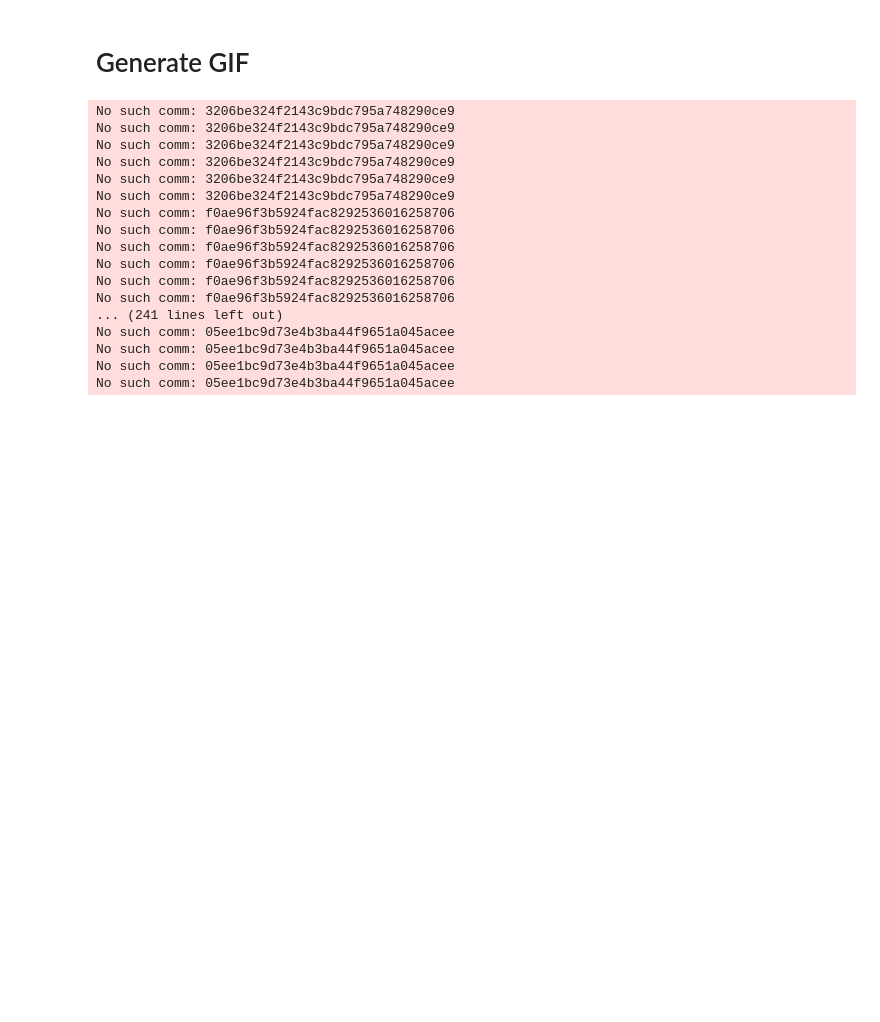
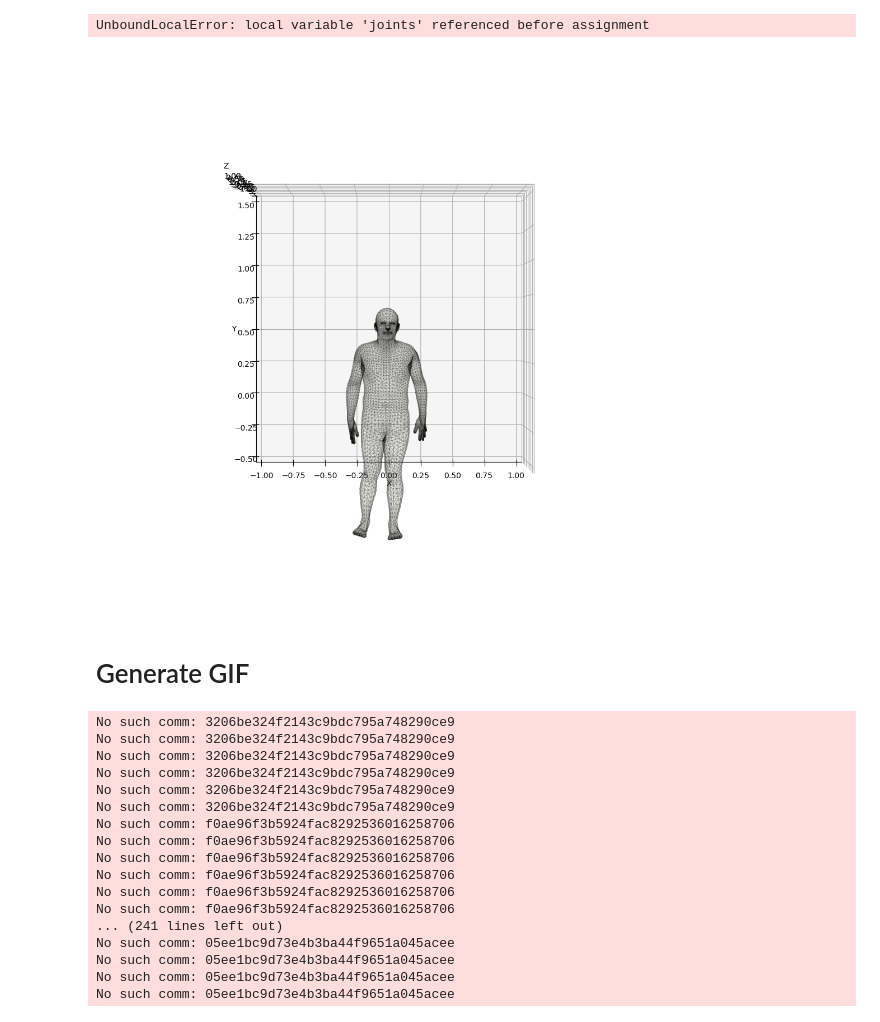
Before and after one commit to syKevinPeng/PoseFall, a Jupyter notebook: src/visulization/playground_visulize_smpl.ipynb, the cells around one changed output. Drawn from its saved outputs; the diff is of its cells as text; code cells hidden in the pictures; blank space fills up the shorter version.

Commit message:
update data visulization to generate fig

```diff
--- a/src/visulization/playground_visulize_smpl.ipynb
+++ b/src/visulization/playground_visulize_smpl.ipynb
@@ -12,7 +12,7 @@ from joint_names import MOCAP_JOINT_NAMES, SMPL_JOINT_NAMES
 import smplx
 import pickle
 # %%
-DATAPATH = '/home/siyuan/research/PoseFall/src/visulization/Kate_data.json'
+DATAPATH = '/home/siyuan/research/PoseFall/data/processed_data/Trial_100.csv'
 VIZ_OUTPUT = '/home/siyuan/research/PoseFall/src/visulization/viz_output'
 DATAPATH = Path(DATAPATH)
 VIZ_OUTPUT = Path(VIZ_OUTPUT)
@@ -46,0 +23,5 @@ df.head()
+# %%
+import pandas as pd
+# read pd from csv and first row is header
+df = pd.read_csv(DATAPATH, header=0)
+df.iloc[50, :]
@@ -124,3 +93,44 @@ plotting joints: (24, 3)
+# %%
+%matplotlib widget
+from matplotlib import pyplot as plt
+from mpl_toolkits.mplot3d import Axes3D
+from mpl_toolkits.mplot3d.art3d import Poly3DCollection
+def visualize(vertices,joints, human_model):
+    fig = plt.figure(figsize=(10, 10))
+    ax = fig.add_subplot(111, projection='3d')
+    ax.set_xlabel('X')
+    ax.set_ylabel('Y')
+    ax.set_zlabel('Z')
+    ax.set_xlim(-1, 1)
+    ax.set_ylim(-0.5, 1.5)
+    ax.set_zlim(-1, 1)
+    ax.view_init(elev=90., azim=-90., roll = 0)
+    mesh = Poly3DCollection(vertices[human_model.faces], alpha=0.1)
+    face_color = (1.0, 1.0, 0.9)
+    edge_color = (0, 0, 0)
+    mesh.set_edgecolor(edge_color)
+    mesh.set_facecolor(face_color)
+    ax.add_collection3d(mesh)
+    joints = joints[:24, :]
+    ax.scatter(joints[:, 0], joints[:, 1], joints[:, 2], alpha=1, marker='o', color='r', s=10)
+    # save fig as np array
+    fig.canvas.draw()
+    data = np.frombuffer(fig.canvas.tostring_rgb(), dtype=np.uint8)
+    data = data.reshape(fig.canvas.get_width_height()[::-1] + (3,))
+    return data
+
+all_frames = []
+human_model, _ = init_human_model()
+for frame_num in range(0, 250):
+    params = get_motion_param(frame_num)
+    vertices, joints = update_model(human_model, params)
+    all_frames.append(visualize(vertices, human_model))
+# save as gif
+import imageio
+imageio.mimsave(VIZ_OUTPUT/'test.gif', all_frames, fps=30)
+# %% [output]
+UnboundLocalError: local variable 'joints' referenced before assignment
+[figure, added]
 # %% [markdown]
 # Generate GIF
 # %%
```
Also changed, not shown: parts of 4 cells of this notebook, 2 other files.
